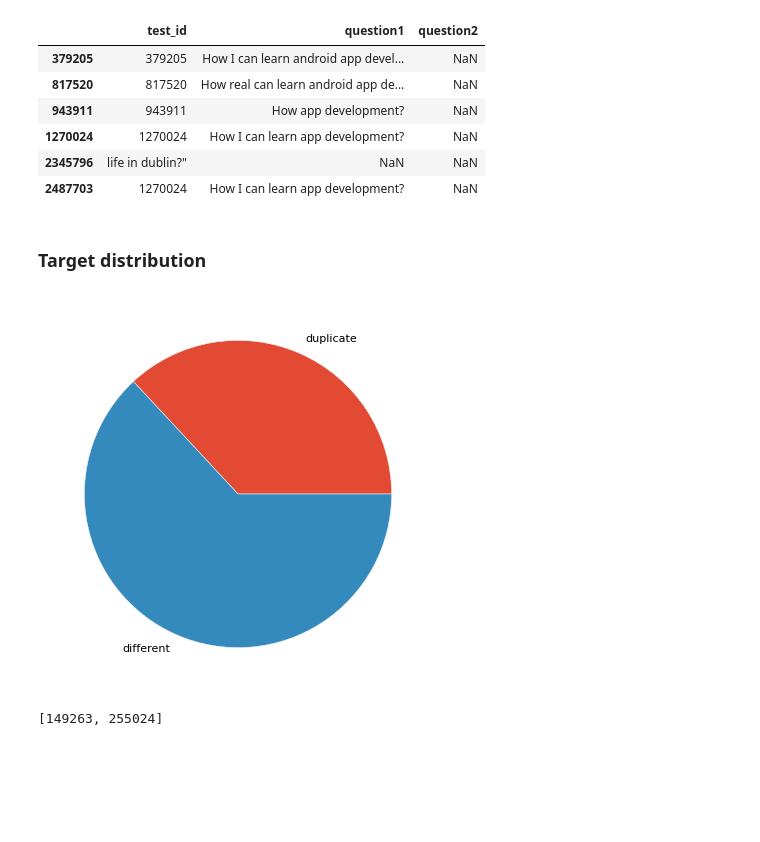
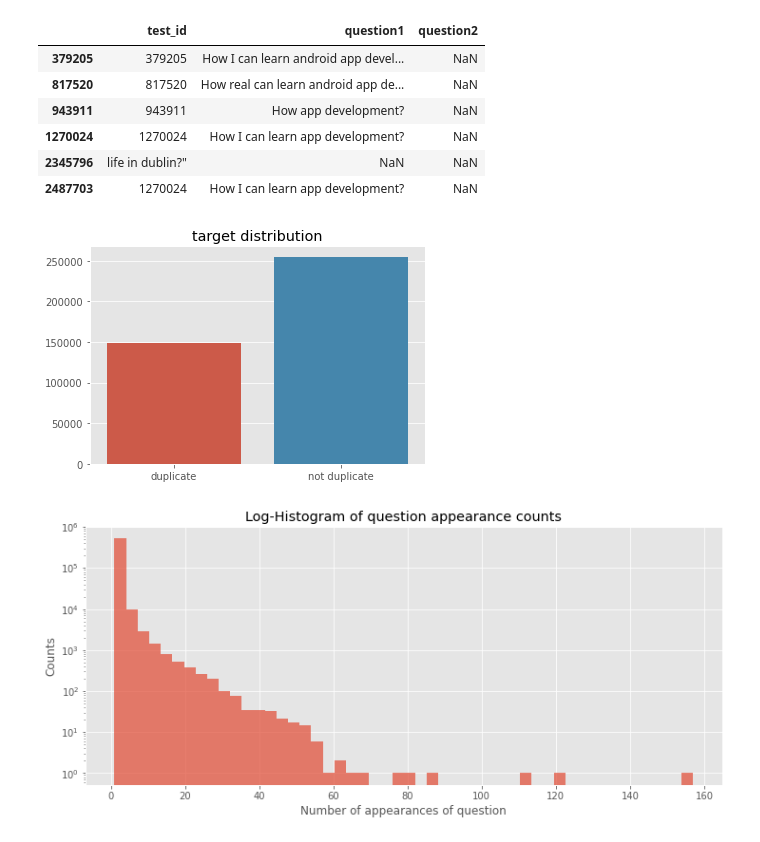
Before and after one commit to gha7all/DataScienceHub, a Jupyter notebook: week-4/quera_qp/pq.ipynb, the cells around one changed output. Drawn from its saved outputs; the diff is of its cells as text; code cells hidden in the pictures; blank space fills up the shorter version.

```diff
--- a/week-4/quera_qp/pq.ipynb
+++ b/week-4/quera_qp/pq.ipynb
@@ -101,17 +99,26 @@ test_df[test_df['question2'].isnull() == True]
 | 2487703 | 1270024 | How I can learn app development? | NaN |
 # %%
 ## we'll take care of that later
-# %% [markdown]
-### Target distribution
 # %%
 dist = [train_df[train_df['is_duplicate'] == 1]['is_duplicate'].count(
 ), train_df[train_df['is_duplicate'] == 0]['is_duplicate'].count()]
 
-plt.pie(dist, labels=['duplicate', 'different'])
+sns.barplot(x=['duplicate', 'not duplicate'], y=dist)
+plt.title('target distribution')
 plt.show()
 # %% [output]
-[figure, old version]
+[figure, new version]
-# %%
-dist
-# %% [output]
-[149263, 255024]
+# %%
+# question appearance count
+
+qids = pd.Series(train_df['qid1'].tolist() + train_df['qid2'].tolist())
+
+plt.figure(figsize=(12, 5))
+plt.hist(qids.value_counts(), bins=50, color=pal[0], alpha=0.7)
+plt.yscale('log', nonposy='clip')
+plt.title('Log-Histogram of question appearance counts')
+plt.xlabel('Number of appearances of question')
+plt.ylabel('Counts')
+plt.show()
+# %% [output]
+[figure, added]
```
Also changed, not shown: parts of 9 cells of this notebook.
